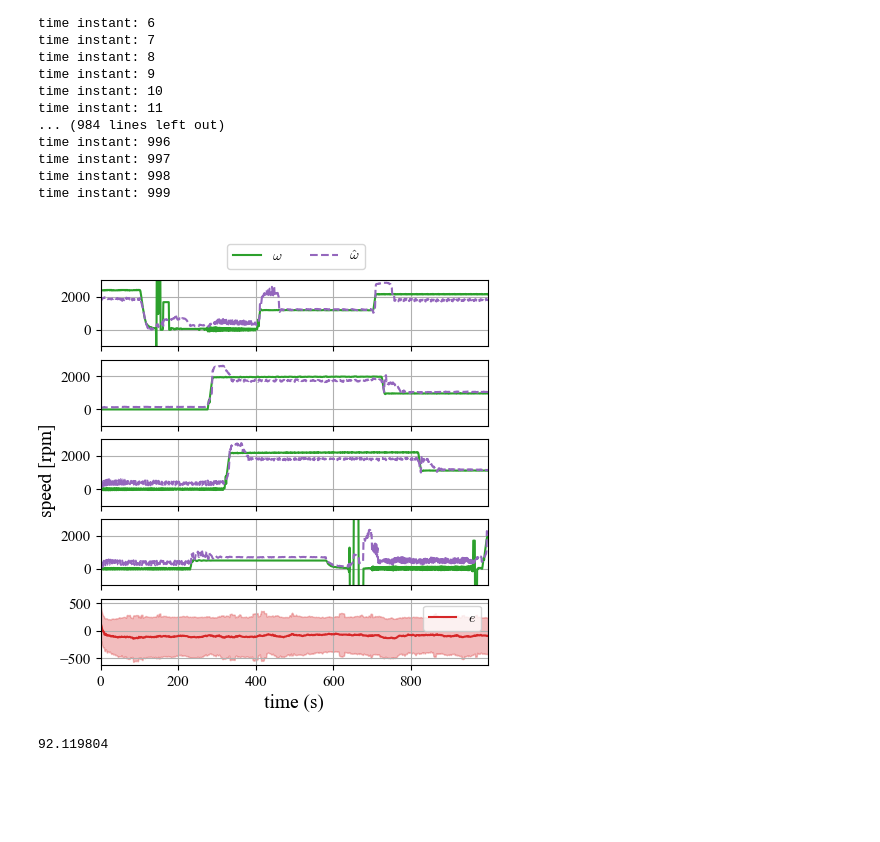
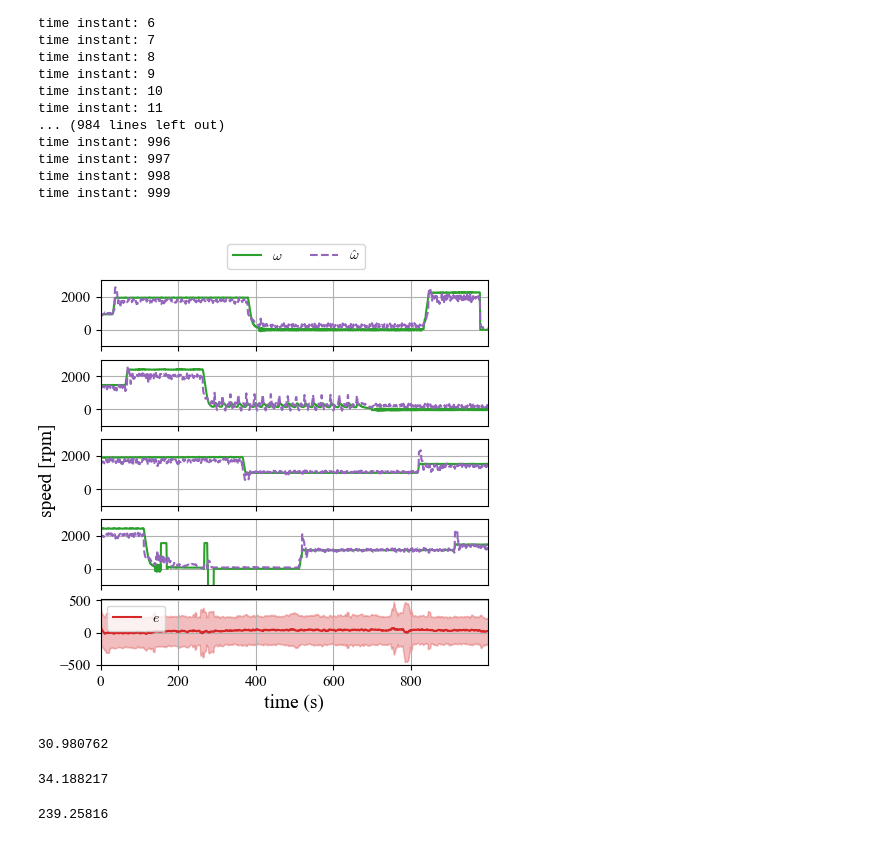
Before and after one commit to buswayne/in-context-bldc, a Jupyter notebook: speed_estimator/test_zerostep.ipynb, the cells around one changed output. Cells and saved outputs as stored; diff of their text form; code cells hidden in the pictures; blank space fills up the shorter version.

```diff
--- a/speed_estimator/test_zerostep.ipynb
+++ b/speed_estimator/test_zerostep.ipynb
@@ -49,8 +49,10 @@ True
 # %%
 # Create out dir
 out_dir = Path(out_dir)
-exp_data = torch.load(out_dir/"ckpt_zerostep_sim_matlab_50pct_v5_loss_check.pt", map_location=device, weights_only=False)
+exp_data = torch.load(out_dir/"ckpt_zerostep_sim_matlab_50pct_real_val_v4.pt", map_location=device, weights_only=False)
 seq_len = exp_data["cfg"].seq_len
 nx = exp_data["cfg"].nx
 exp_data["iter_num"]
+print(seq_len)
+print(exp_data["iter_num"])
 # %% [output]
@@ -197,35 +218,44 @@ batch_y_pred_np = batch_y_pred.cpu().numpy()  # Shape (seq_len, 1)
 # Plotting
 fig, axes = plt.subplots(5, 1, figsize=(5, 5), sharex=True)
 
 # Plotting in each subplot
 for i in range(4):
     axes[i].plot(batch_y_np[i], label=r"$\omega$", color="tab:green")
     axes[i].plot(batch_y_pred_np[i], label=r"$\hat{\omega}$", color="tab:purple", linestyle="--")
     axes[i].set_ylim([-1000, 3000])
 axes[0].legend(bbox_to_anchor=(0.7, 1.65), ncols=2)
 
 mean_error = (batch_y_np - batch_y_pred_np).mean(axis=0).flatten()
 std_error = (batch_y_np - batch_y_pred_np).std(axis=0).flatten()
+mse = ((batch_y_np - batch_y_pred_np)**2).mean(axis=0).flatten()
 
 axes[-1].plot(mean_error, label="$e$", color="tab:red")
 axes[-1].fill_between(
     np.arange(mean_error.shape[0]),
     mean_error + std_error,
     mean_error - std_error,
     color='tab:red',
     alpha=0.3
 )
 axes[-1].legend()
 
 # Set the x-label for the last subplot
 axes[-1].set_xlabel('time (s)')
 # Add a common ylabel
 fig.text(0.0, 0.5, 'speed [rpm]', va='center', rotation='vertical', fontsize=14)
 # plt.savefig('prediction.pdf')
 plt.show()
 # %% [output]
-[figure, old version]
+[figure, new version]
 # %%
 np.sqrt(mean_error**2).mean()
 # %% [output]
-92.119804
+30.980762
+# %%
+np.sqrt((mean_error**2).mean())
+# %% [output]
+34.188217
+# %%
+(np.sqrt(mse)).mean()
+# %% [output]
+239.25816
```
Also changed, not shown: parts of 5 cells of this notebook, 18 other files.
